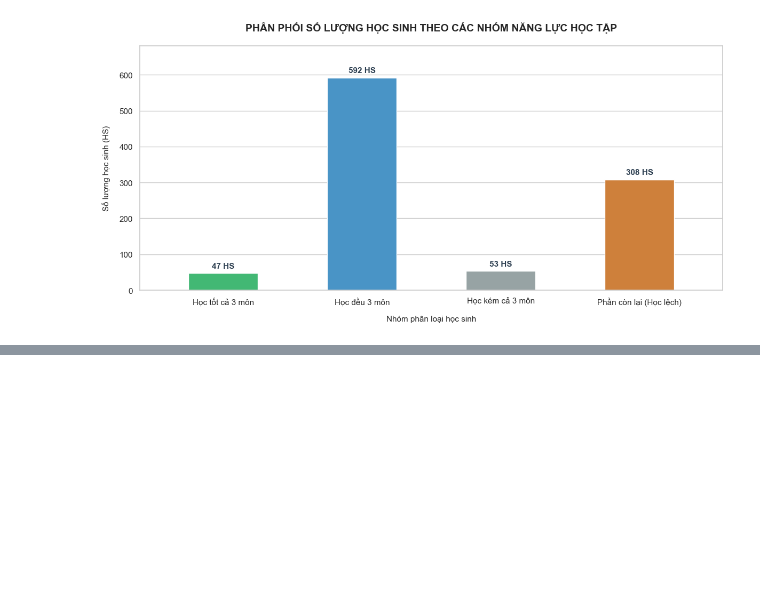
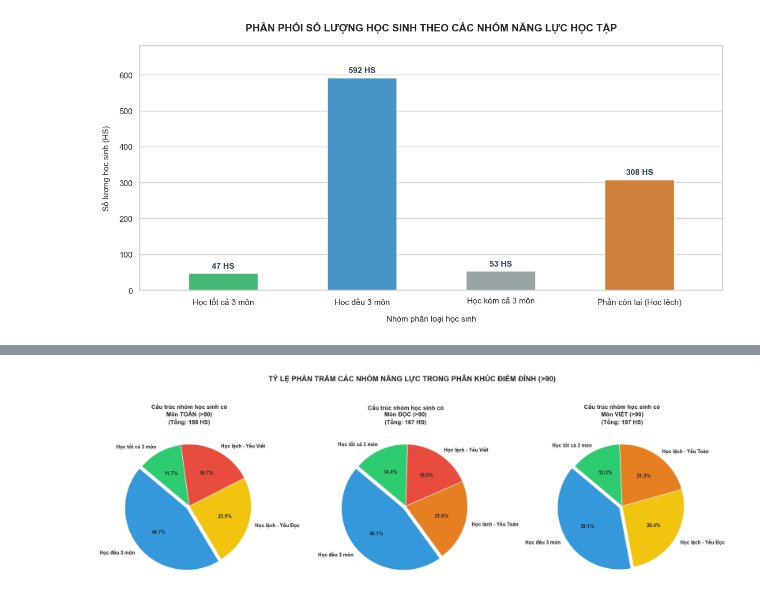
Before and after one commit to EnbacMig21/duan_datahsinh, a Jupyter notebook: phan_tich_data.ipynb, the cells around one changed output, grey strips where cells are left out. Drawn from its saved outputs; the diff is of its cells as text; code cells hidden in the pictures; blank space fills up the shorter version.

```diff
--- a/phan_tich_data.ipynb
+++ b/phan_tich_data.ipynb
@@ -1703,0 +1258,76 @@ plt.show()
+# %%
+import pandas as pd
+import matplotlib.pyplot as plt
+
+# 1. Đọc file báo cáo dữ liệu của bạn
+df = pd.read_csv('Bao_Cao_Du_Doan_Hoc_Sinh.csv')
+df.columns = df.columns.str.strip().str.lower()
+
+# ==========================================================
+# THỰC HIỆN LOGIC PHÂN LOẠI CHI TIẾT 6 NHÓM (Chuẩn hệ số 0.265)
+# ==========================================================
+df['total_score'] = df['math_score'] + df['reading_score'] + df['writing_score']
+df['math_low'] = df['math_score'] < (0.265 * df['total_score'])
+df['reading_low'] = df['reading_score'] < (0.265 * df['total_score'])
+df['writing_low'] = df['writing_score'] < (0.265 * df['total_score'])
+
+def phan_loai_chi_tiet_6_nhom(row):
+    math, reading, writing = row['math_score'], row['reading_score'], row['writing_score']
+    if math > 80 and reading > 80 and writing > 80: return 'Học tốt cả 3 môn'
+    if math < 70 and reading < 70 and writing < 70: return 'Học kém cả 3 môn'
+    if row['math_low']: return 'Học lệch - Yếu Toán'
+    if row['reading_low']: return 'Học lệch - Yếu Đọc'
+    if row['writing_low']: return 'Học lệch - Yếu Viết'
+    return 'Học đều 3 môn'
+
+df['Phân loại năng lực'] = df.apply(phan_loai_chi_tiet_6_nhom, axis=1)
+
+# ==========================================================
+# 2. KHỞI TẠO KHÔNG GIAN VẼ 3 BIỂU ĐỒ TRÒN SONG SONG
+# ==========================================================
+fig, axes = plt.subplots(1, 3, figsize=(18, 6))
+
+# Cấu hình danh sách môn và tiêu đề tương ứng
+mon_hoc_list = ['math_score', 'reading_score', 'writing_score']
+ten_mon_vn = ['Môn TOÁN (>90)', 'Môn ĐỌC (>90)', 'Môn VIẾT (>90)']
+
+# Bảng màu cố định cho các nhóm năng lực để biểu đồ đồng bộ
+colors_dict = {
+    'Học tốt cả 3 môn': '#2ecc71',
+    'Học đều 3 môn': '#3498db',
+    'Học lệch - Yếu Toán': '#e67e22',
+    'Học lệch - Yếu Đọc': '#f1c40f',
+    'Học lệch - Yếu Viết': '#e74c3c',
+    'Học kém cả 3 môn': '#95a5a6'
+}
+
+# Vòng lặp lọc dữ liệu và vẽ từng biểu đồ tròn
+for i, mon in enumerate(mon_hoc_list):
+    # Lọc học sinh có điểm môn hiện tại > 90
+    df_sub = df[df[mon] > 90]
+    data_pie = df_sub['Phân loại năng lực'].value_counts()
+
+    # Lấy bảng màu tương ứng với các nhóm xuất hiện trong dữ liệu sub
+    current_colors = [colors_dict[group] for group in data_pie.index]
+
+    # Hiệu ứng tách nhẹ miếng bánh lớn nhất để tạo điểm nhấn
+    explode = [0.05 if j == 0 else 0 for j in range(len(data_pie))]
+
+    # Vẽ biểu đồ tròn trên trục (ax) tương ứng
+    axes[i].pie(data_pie,
+                labels=data_pie.index,
+                autopct='%1.1f%%',
+                startangle=140,
+                colors=current_colors,
+                explode=explode,
+                textprops={'fontsize': 10, 'fontweight': 'bold'})
+
+    axes[i].set_title(f'Cấu trúc nhóm học sinh có\n{ten_mon_vn[i]}\n(Tổng: {len(df_sub)} HS)',
+                      fontsize=12, fontweight='bold', pad=10)
+
+plt.suptitle('TỶ LỆ PHẦN TRĂM CÁC NHÓM NĂNG LỰC TRONG PHÂN KHÚC ĐIỂM ĐỈNH (>90)',
+             fontsize=15, fontweight='bold', y=1.05)
+plt.tight_layout()
+plt.show()
+# %% [output]
+[figure, added]
```
Also changed, not shown: parts of 27 cells of this notebook.
